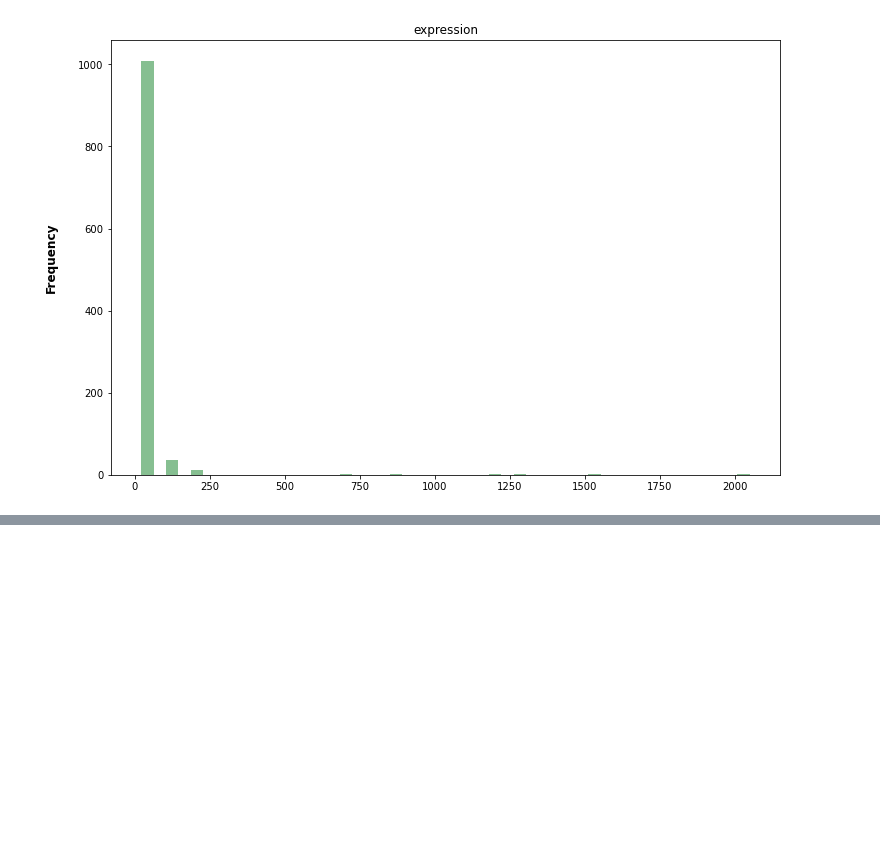
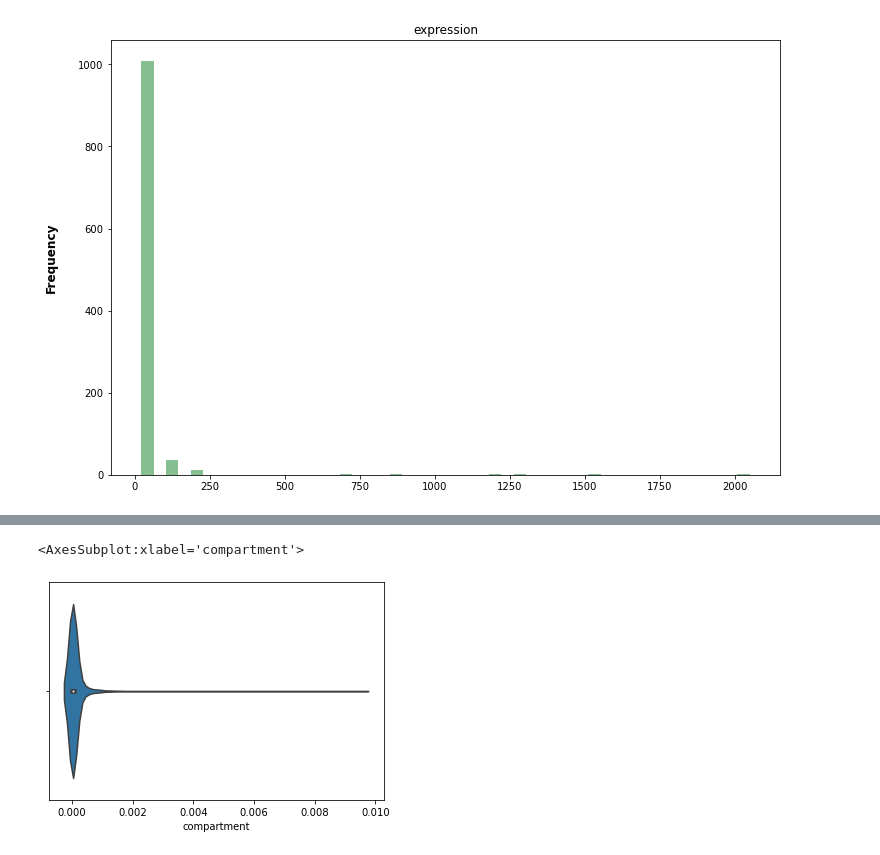
Before and after one commit to Hkhaira1/qbb2021-answers, a Jupyter notebook: week6/Script.ipynb, the cells around one changed output, grey strips where cells are left out. Cells and saved outputs as stored; diff of their text form; code cells hidden in the pictures; blank space fills up the shorter version.

```diff
--- a/week6/Script.ipynb
+++ b/week6/Script.ipynb
@@ -251,3 +231,6 @@ df2.sort_values(by=['sign'])
 | 217 | chr3 | 44540462 | 44552128 | ZNF852 | 7.80 | - | 0.000031 | . |
 | 531 | chr3 | 100082275 | 100120242 | TOMM70A | 27.83 | - | 0.000011 | . |
 1064 rows × 8 columns
+# %%
+df2 = x.reset_index(drop=True)
+df2
@@ -253,0 +256,3 @@ df2.sort_values(by=['sign'])
+# %%
+x=df2.loc[:524]
+x
@@ -253,0 +312,6 @@ df2.sort_values(by=['sign'])
+# %%
+##Ploting for a campartment
+seaborn.violinplot(x["compartment"])
+# %% [output]
+<AxesSubplot:xlabel='compartment'>
+[figure, added]
```
Also changed, not shown: parts of 15 cells of this notebook.
